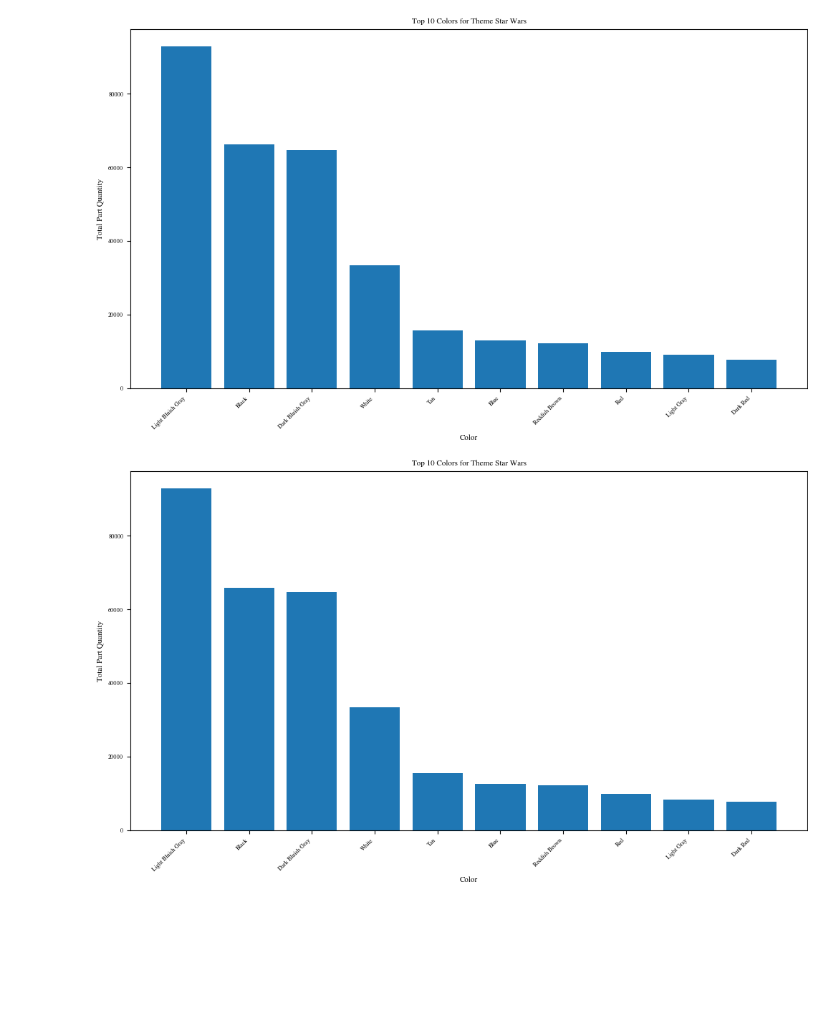
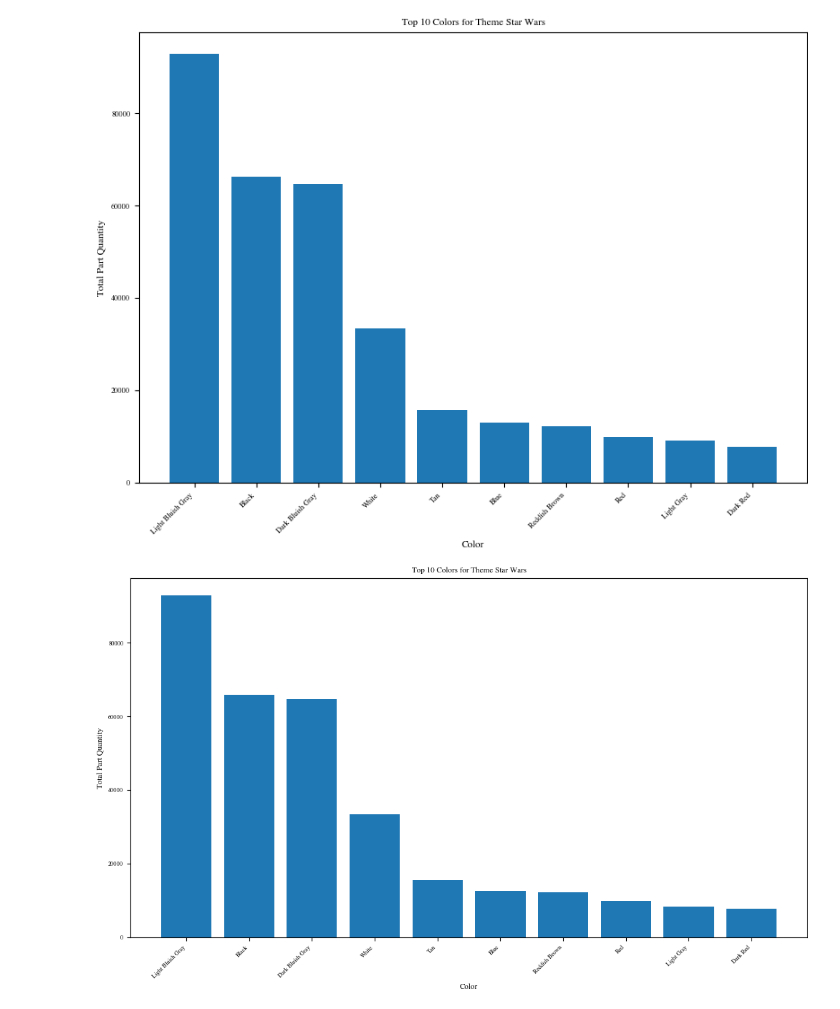
Before and after one commit to eddiebeach99/Data_Literacy, a Jupyter notebook: Analysis/exploratory_analysis.ipynb, the cells around one changed output. Saved outputs shown, nothing was run; the diff lists cells and outputs as text; code cells hidden in the pictures; blank space fills up the shorter version.

```diff
--- a/Analysis/exploratory_analysis.ipynb
+++ b/Analysis/exploratory_analysis.ipynb
@@ -130,35 +130,35 @@ plot_proportion(data)
 
 def top_colors_for_theme(data, theme_name):
     # filter the dataset for the specific theme
     theme_data = data[data['theme_name'] == theme_name]
 
     # group by color and sum the part quantities to get the total count for each color
     color_counts = theme_data.groupby('color_name')['part_quantity'].sum().reset_index()
 
     # sort the colors by count in descending order
     sorted_colors = color_counts.sort_values(by='part_quantity', ascending=False)
 
     # take the top 10 colors
     top_10_colors = sorted_colors.head(10)
 
     return top_10_colors
 
 def plot_top_colors(data, theme_name):
     # use the function to get the top colors
     top_colors_data = top_colors_for_theme(data, theme_name)
 
     # plot the data
-    plt.figure(figsize=(10, 6))
+    plt.figure(figsize=(8, 6))
     plt.bar(top_colors_data['color_name'], top_colors_data['part_quantity'])
     plt.xlabel('Color')
     plt.ylabel('Total Part Quantity')
     plt.title(f'Top 10 Colors for Theme {theme_name}')
     plt.xticks(rotation=45, ha='right')
     plt.show()
 
 plot_top_colors(data_parts, 'Star Wars')
 # %% [output]
-[figure, old version]
+[figure, new version]
 # %%
 ##### Plot the top 10 colors, for each of the top 10 themes between 2000 & 2023 ######
 
```
Also changed, not shown: parts of 2 cells of this notebook, 3 other files.
